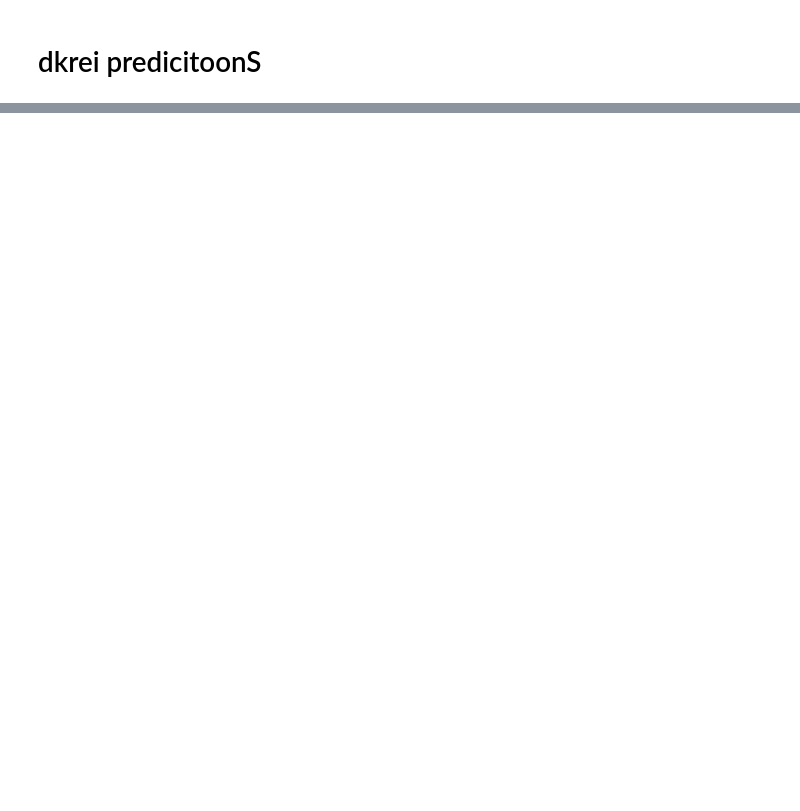
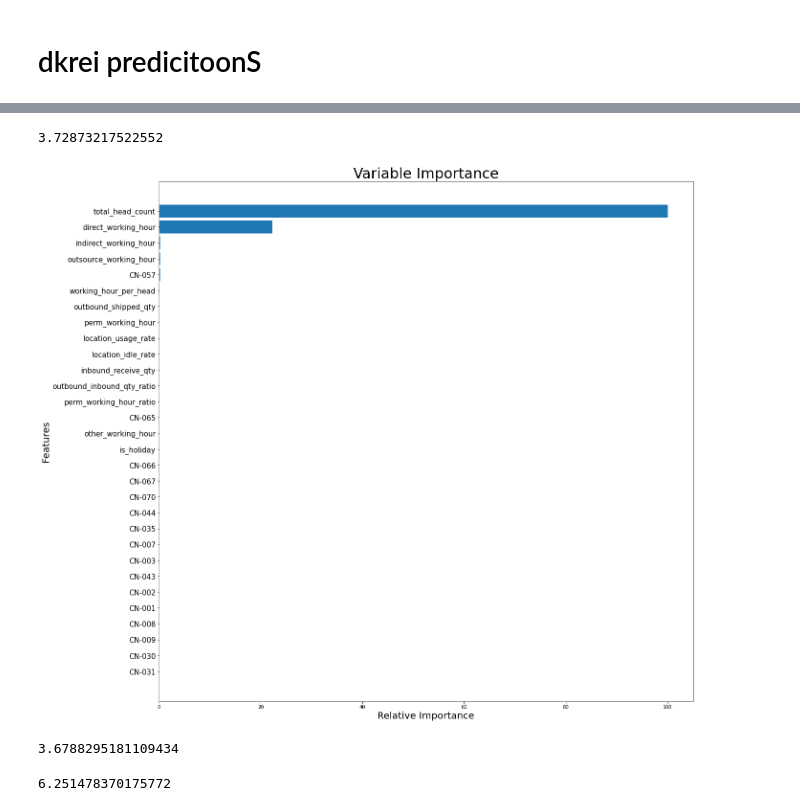
Before and after one commit to fyenne/play1, a Jupyter notebook: play1_standard_carton.ipynb, the cells around one changed output, grey strips where cells are left out. Cells and saved outputs as stored; diff of their text form; code cells hidden in the pictures; blank space fills up the shorter version.

```diff
--- a/play1_standard_carton.ipynb
+++ b/play1_standard_carton.ipynb
@@ -252,0 +273,5 @@ modelfit(forest_reg, train_prepared, train_labels)
+# %%
+from sklearn.tree import DecisionTreeRegressor
+
+tree_reg = DecisionTreeRegressor(random_state=421, max_depth = 15, min_samples_split = 5)
+modelfit(tree_reg, train, train_y)
@@ -252,0 +283,10 @@ modelfit(forest_reg, train_prepared, train_labels)
+# %%
+from sklearn.ensemble import AdaBoostRegressor
+
+# tree_ada = DecisionTreeRegressor(random_state = 42,max_depth = 4)
+
+ada_reg = AdaBoostRegressor(
+    tree_reg, n_estimators=300, random_state=42,learning_rate=0.009, loss='square')
+modelfit(ada_reg, train, train_y)
+
+# 181.589
@@ -252,0 +298,12 @@ modelfit(forest_reg, train_prepared, train_labels)
+# %%
+params = {'n_estimators': 100, 'max_depth': 14, 'min_samples_split': 2,
+          'learning_rate': 0.01, 'loss': 'ls'}
+
+params_1 = {'n_estimators': 1000, 'learning_rate': 0.05, 'max_depth' : 14,
+            'max_features': 'sqrt', 'min_samples_leaf': 15, 'min_samples_split': 5,
+            'loss': 'huber', 'random_state': 42}
+
+# train_dummies_prepared = num_pipeline.fit_transform(train_dummies)
+
+gdb_model = GradientBoostingRegressor(**params_1)
+modelfit(gdb_model, train, train_y)
@@ -252,0 +315,9 @@ modelfit(forest_reg, train_prepared, train_labels)
+# %%
+from mlxtend.regressor import StackingRegressor
+
+stck_reg = StackingRegressor(
+    [forest_reg, tree_reg, ada_reg],
+    meta_regressor = ada_reg,
+     verbose=1)
+
+stck_reg.fit(train, train_y)
@@ -252,0 +346,25 @@ modelfit(forest_reg, train_prepared, train_labels)
+# %%
+
+target = stck_reg.predict(valid)
+
+np.sqrt(mean_squared_error(target, valid_y))
+# %% [output]
+3.72873217522552
+# %%
+plot_feature_importance(ada_reg, train)
+# %% [output]
+[figure, added]
+# %%
+
+target = ada_reg.predict(valid)
+
+np.sqrt(mean_squared_error(target, valid_y))
+# %% [output]
+3.6788295181109434
+# %%
+
+target = forest_reg.predict(valid)
+
+np.sqrt(mean_squared_error(target, valid_y))
+# %% [output]
+6.251478370175772
```
Also changed, not shown: parts of 23 cells of this notebook.
